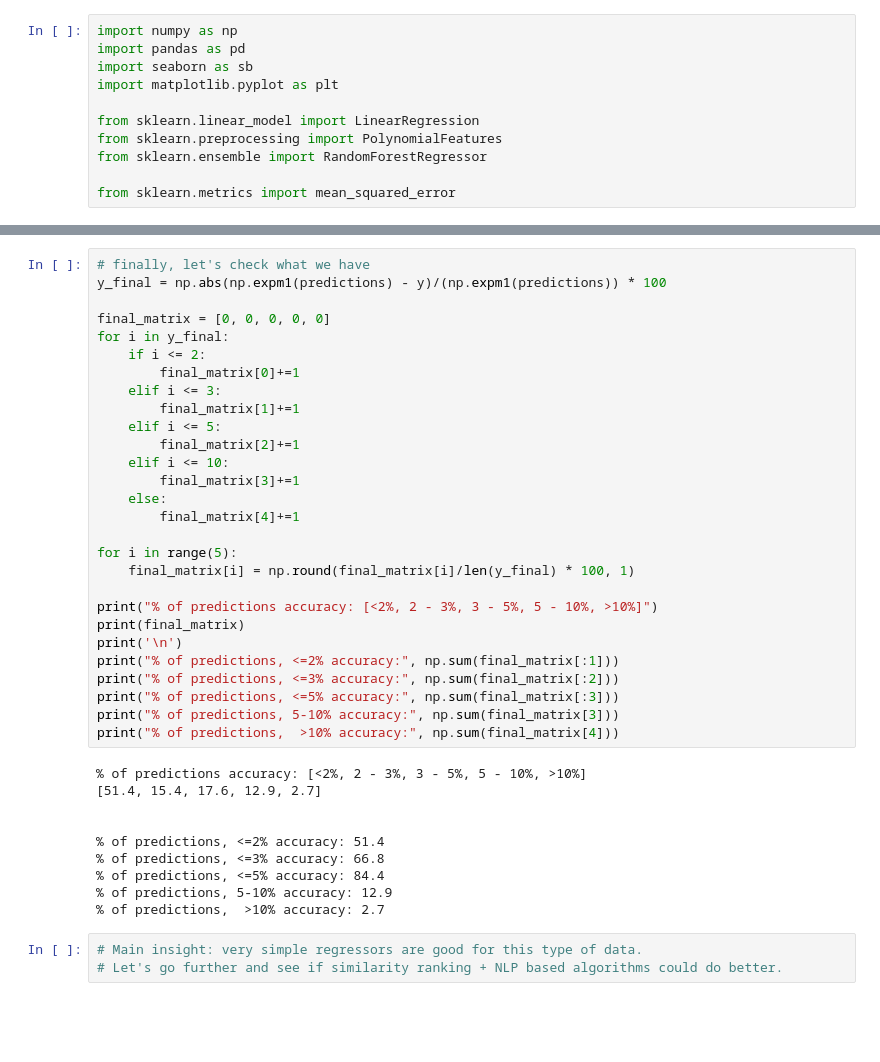
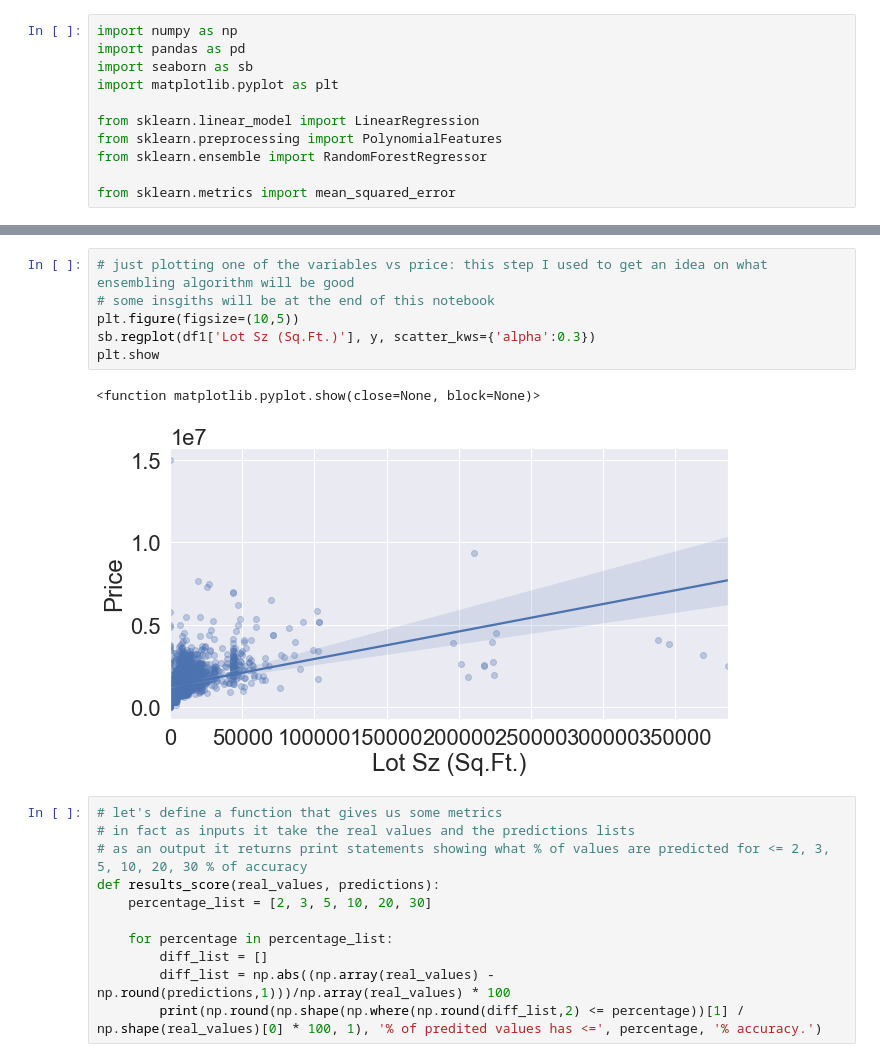
Before and after one commit to tishkhanyan/Canadian_market_property_appraisal, a Jupyter notebook: 1. baseline_solution.ipynb, the cells around one changed output, grey strips where cells are left out. Drawn from its saved outputs; the diff is of its cells as text; blank space fills up the shorter version.

```diff
--- a/1. baseline_solution.ipynb
+++ b/1. baseline_solution.ipynb
@@ -247,41 +178,20 @@ plotting scatter plots between predicted and actual prices to see if out model i
-# %%
-# finally, let's check what we have
-y_final = np.abs(np.expm1(predictions) - y)/(np.expm1(predictions)) * 100
-
-final_matrix = [0, 0, 0, 0, 0]
-for i in y_final:
-    if i <= 2:
-        final_matrix[0]+=1
-    elif i <= 3:
-        final_matrix[1]+=1
-    elif i <= 5:
-        final_matrix[2]+=1
-    elif i <= 10:
-        final_matrix[3]+=1
-    else:
-        final_matrix[4]+=1
-
-for i in range(5):
-    final_matrix[i] = np.round(final_matrix[i]/len(y_final) * 100, 1)
-
-print("% of predictions accuracy: [<2%, 2 - 3%, 3 - 5%, 5 - 10%, >10%]")
-print(final_matrix)
-print('\n')
-print("% of predictions, <=2% accuracy:", np.sum(final_matrix[:1]))
-print("% of predictions, <=3% accuracy:", np.sum(final_matrix[:2]))
-print("% of predictions, <=5% accuracy:", np.sum(final_matrix[:3]))
-print("% of predictions, 5-10% accuracy:", np.sum(final_matrix[3]))
-print("% of predictions,  >10% accuracy:", np.sum(final_matrix[4]))
-# %% [output]
-% of predictions accuracy: [<2%, 2 - 3%, 3 - 5%, 5 - 10%, >10%]
-[51.4, 15.4, 17.6, 12.9, 2.7]
-
-
-% of predictions, <=2% accuracy: 51.4
-% of predictions, <=3% accuracy: 66.8
-% of predictions, <=5% accuracy: 84.4
-% of predictions, 5-10% accuracy: 12.9
-% of predictions,  >10% accuracy: 2.7
-# %%
-# Main insight: very simple regressors are good for this type of data.
-# Let's go further and see if similarity ranking + NLP based algorithms could do better.
+# %%
+# just plotting one of the variables vs price: this step I used to get an idea on what ensembling algorithm will be good
+# some insgiths will be at the end of this notebook
+plt.figure(figsize=(10,5))
+sb.regplot(df1['Lot Sz (Sq.Ft.)'], y, scatter_kws={'alpha':0.3})
+plt.show
+# %% [output]
+<function matplotlib.pyplot.show(close=None, block=None)>
+[figure, added]
+# %%
+# let's define a function that gives us some metrics
+# in fact as inputs it take the real values and the predictions lists
+# as an output it returns print statements showing what % of values are predicted for <= 2, 3, 5, 10, 20, 30 % of accuracy
+def results_score(real_values, predictions):
+    percentage_list = [2, 3, 5, 10, 20, 30]
+
+    for percentage in percentage_list:
+        diff_list = []
+        diff_list = np.abs((np.array(real_values) - np.round(predictions,1)))/np.array(real_values) * 100
+        print(np.round(np.shape(np.where(np.round(diff_list,2) <= percentage))[1] / np.shape(real_values)[0] * 100, 1), '% of predited values has <=', percentage, '% accuracy.')
```
Also changed, not shown: parts of 10 cells of this notebook, 6 other files.
